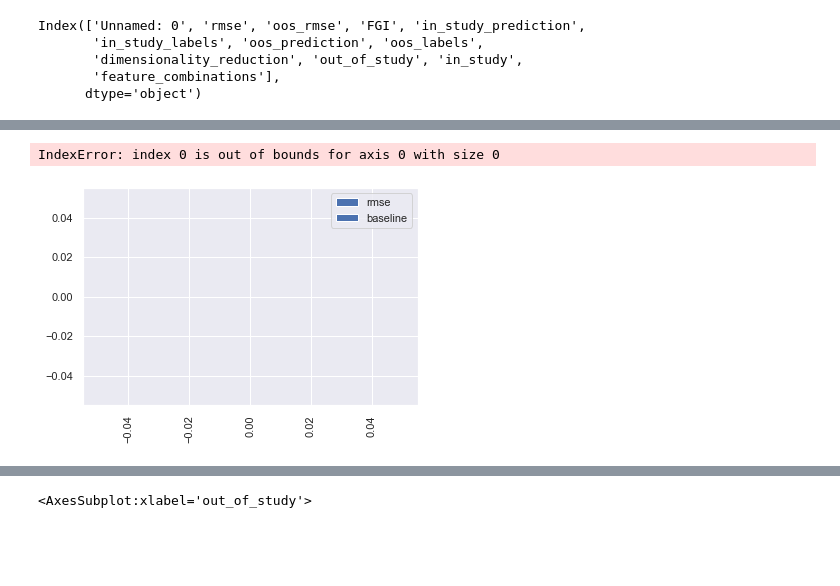
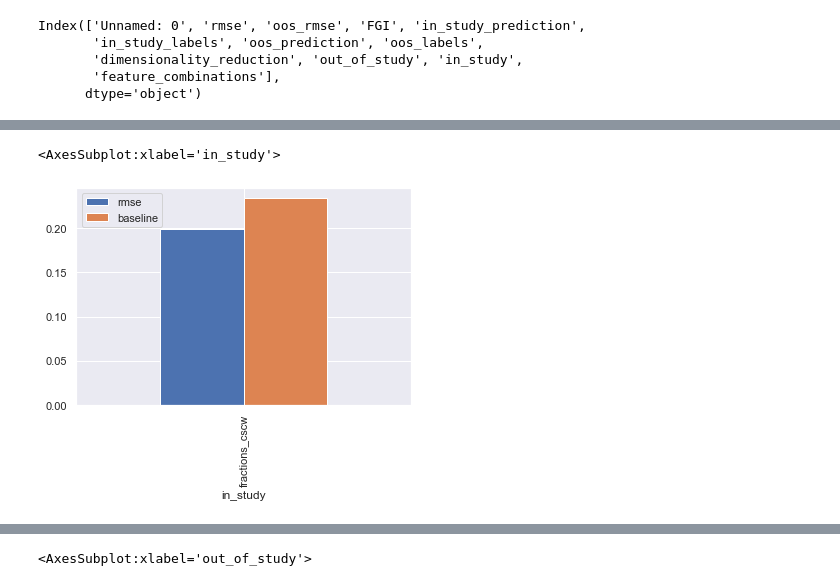
Before and after one commit to s0lvang/ideal-pancake, a Jupyter notebook: misc/notebooks/Analyze Results.ipynb, the cells around one changed output, grey strips where cells are left out. Drawn from its saved outputs; the diff is of its cells as text; code cells hidden in the pictures; blank space fills up the shorter version.

```diff
--- a/misc/notebooks/Analyze Results.ipynb
+++ b/misc/notebooks/Analyze Results.ipynb
@@ -4,9 +4,9 @@ from matplotlib import pyplot as plt
 import seaborn as sns
 sns.set_theme()
 # %%
-df = pd.read_csv("results/results_2_to_1_new_emip.csv")
+two_to_one_df = pd.read_csv("results/results_2_to_1_new_emip.csv")
 one_to_one_df = pd.read_csv("results/results_1_to_1_new_emip.csv")
-df.columns
+two_to_one_df.columns
 # %% [output]
 Index(['Unnamed: 0', 'rmse', 'oos_rmse', 'FGI', 'in_study_prediction',
        'in_study_labels', 'oos_prediction', 'oos_labels',
@@ -199,10 +230,10 @@ IndexError: index 0 is out of bounds for axis 0 with size 0
 # %%
 #MINIMUM RMSE PER DATASET
-minimum_rmse = df.loc[df.groupby('in_study')["rmse"].idxmin()]
+minimum_rmse = two_to_one_df.loc[df.groupby('in_study')["rmse"].idxmin()]
 minimum_rmse.plot.bar(x="in_study", y=["rmse", "baseline"])
 # %% [output]
-IndexError: index 0 is out of bounds for axis 0 with size 0
+<AxesSubplot:xlabel='in_study'>
-[figure, old version]
+[figure, new version]
 # %%
 # OOS best pipeline vs baseline
 minimum_rmse = df.loc[df.groupby('out_of_study')["oos_rmse"].idxmin()]
```
Also changed, not shown: parts of 19 cells of this notebook, 6 other files.
